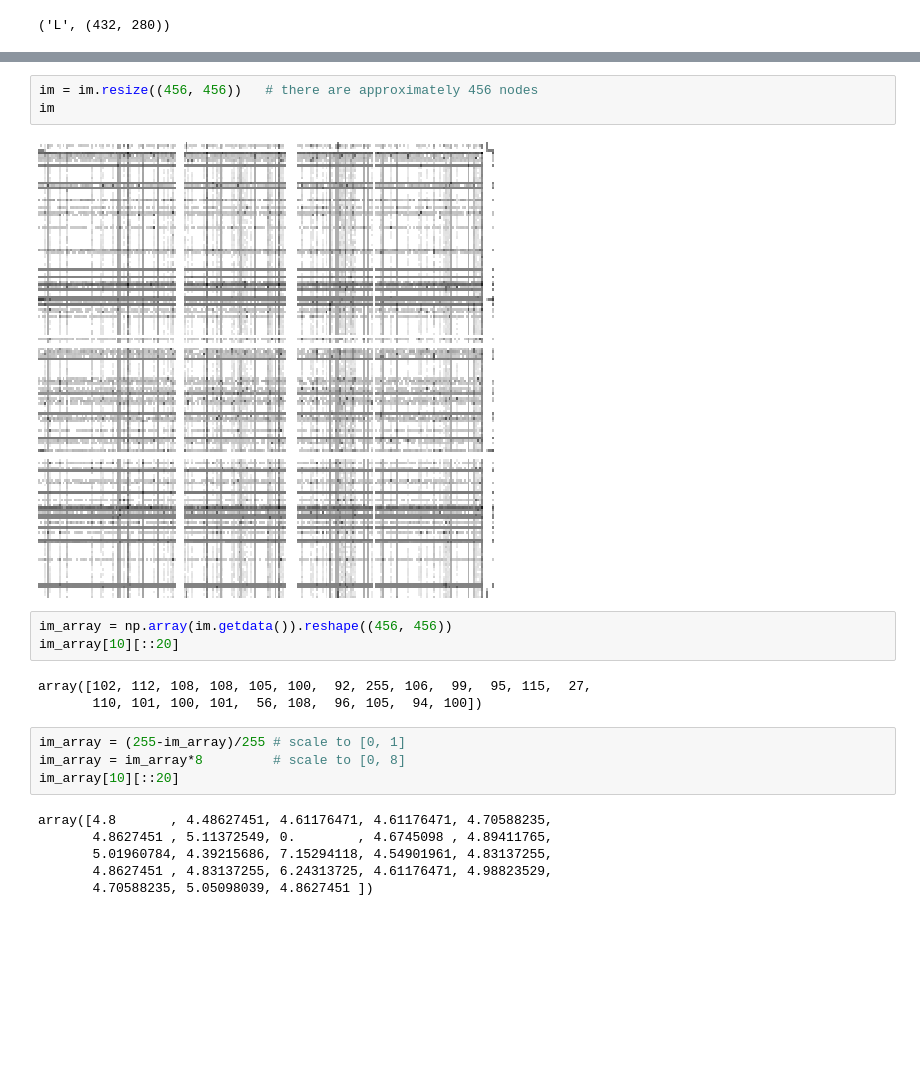
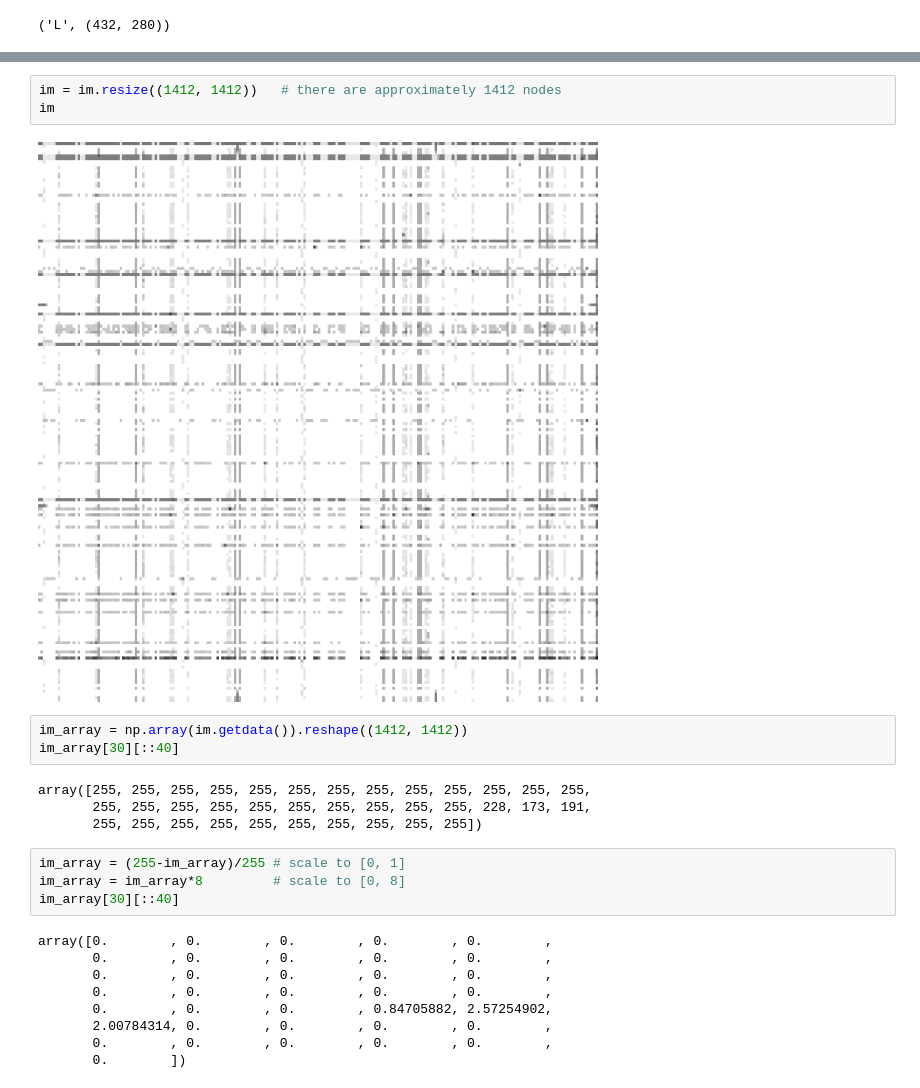
Before and after one commit to caitaozhan/testing, a Jupyter notebook: image-reverse/cluster-3.ipynb, the cells around one changed output, grey strips where cells are left out. Saved outputs shown, nothing was run; the diff lists cells and outputs as text; blank space fills up the shorter version.

```diff
--- a/image-reverse/cluster-3.ipynb
+++ b/image-reverse/cluster-3.ipynb
@@ -24,23 +24,27 @@ im
 # %%
-im = im.resize((456, 456))   # there are approximately 456 nodes
+im = im.resize((1412, 1412))   # there are approximately 1412 nodes
 im
 # %% [output]
-[figure, old version]
+[figure, new version]
 # %%
-im_array = np.array(im.getdata()).reshape((456, 456))
-im_array[10][::20]
+im_array = np.array(im.getdata()).reshape((1412, 1412))
+im_array[30][::40]
 # %% [output]
-array([102, 112, 108, 108, 105, 100,  92, 255, 106,  99,  95, 115,  27,
-       110, 101, 100, 101,  56, 108,  96, 105,  94, 100])
+array([255, 255, 255, 255, 255, 255, 255, 255, 255, 255, 255, 255, 255,
+       255, 255, 255, 255, 255, 255, 255, 255, 255, 255, 228, 173, 191,
+       255, 255, 255, 255, 255, 255, 255, 255, 255, 255])
 # %%
 im_array = (255-im_array)/255 # scale to [0, 1]
 im_array = im_array*8         # scale to [0, 8]
-im_array[10][::20]
+im_array[30][::40]
 # %% [output]
-array([4.8       , 4.48627451, 4.61176471, 4.61176471, 4.70588235,
-       4.8627451 , 5.11372549, 0.        , 4.6745098 , 4.89411765,
-       5.01960784, 4.39215686, 7.15294118, 4.54901961, 4.83137255,
-       4.8627451 , 4.83137255, 6.24313725, 4.61176471, 4.98823529,
-       4.70588235, 5.05098039, 4.8627451 ])
+array([0.        , 0.        , 0.        , 0.        , 0.        ,
+       0.        , 0.        , 0.        , 0.        , 0.        ,
+       0.        , 0.        , 0.        , 0.        , 0.        ,
+       0.        , 0.        , 0.        , 0.        , 0.        ,
+       0.        , 0.        , 0.        , 0.84705882, 2.57254902,
+       2.00784314, 0.        , 0.        , 0.        , 0.        ,
+       0.        , 0.        , 0.        , 0.        , 0.        ,
+       0.        ])
 # %%
 im_array = np.power(10., im_array)  # scale to [0, 1e8]
```
Also changed, not shown: parts of 7 cells of this notebook, 5 other files.
